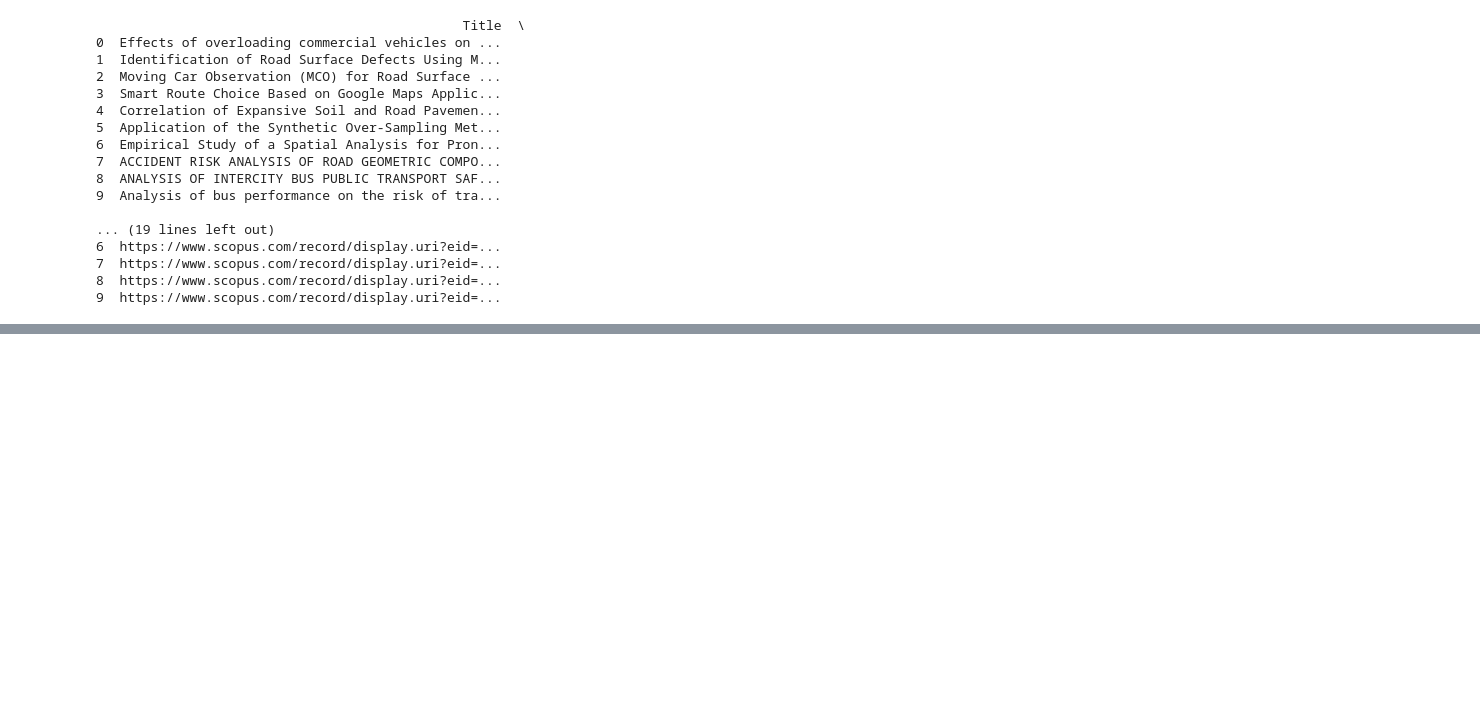
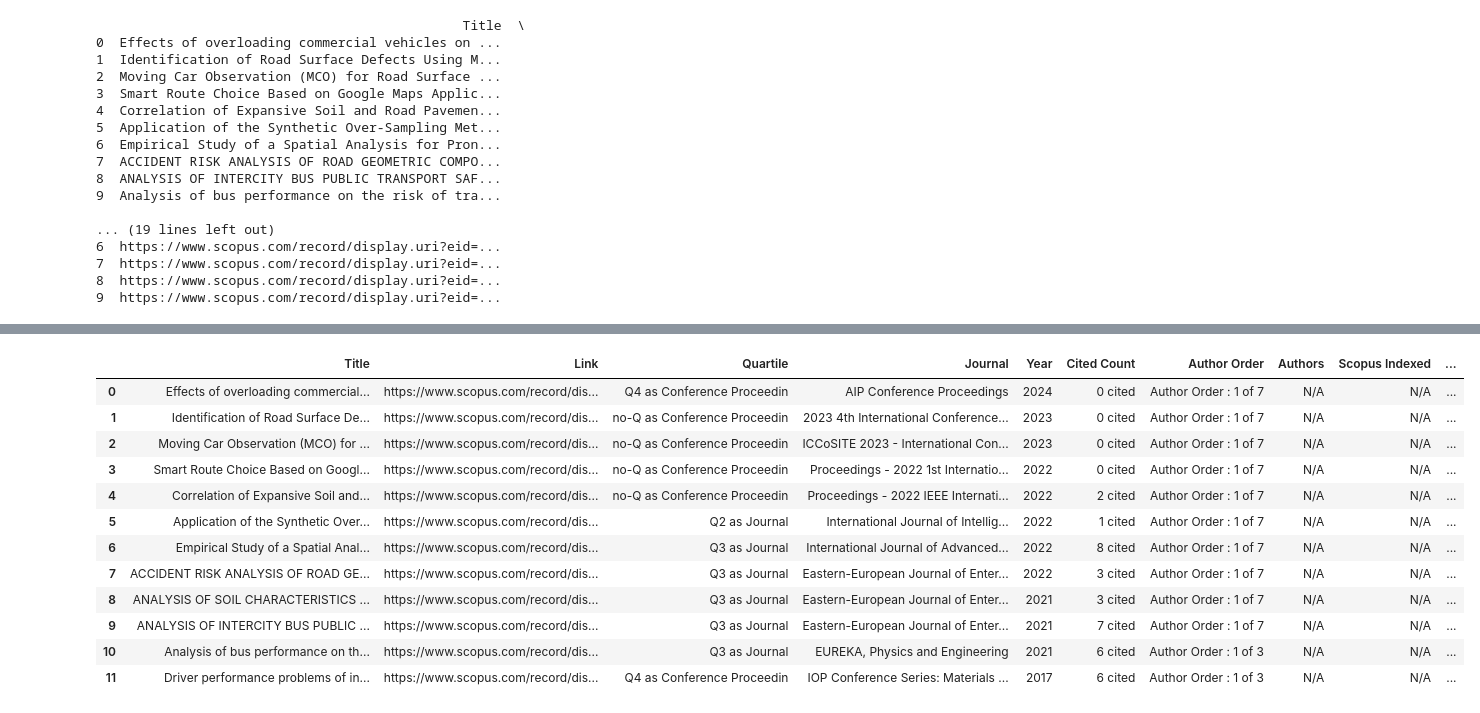
Before and after one commit to roniwahyu/sinta-scraper, a Jupyter notebook: sintalogin.ipynb, the cells around one changed output, grey strips where cells are left out. Saved outputs shown, nothing was run; the diff lists cells and outputs as text; code cells hidden in the pictures; blank space fills up the shorter version.

```diff
--- a/sintalogin.ipynb
+++ b/sintalogin.ipynb
@@ -334,7 +335,14 @@ def scrape_articles(driver):
             except:
                 author_order = "N/A"
             try:
-                authors = div.find_element(By.XPATH, '//a[contains(text(), "Authors")]').text
+                if "garuda" in driver.current_url:
+                    authors = div.find_elements(By.CSS_SELECTOR, 'div.ar-meta > a')[1].text if len(div.find_elements(By.CSS_SELECTOR, 'div.ar-meta > a')) > 1 else "N/A"
+                elif "googlescholar" in driver.current_url:
+                    authors_div = div.find_element(By.CSS_SELECTOR, 'div.ar-meta')
+                    authors = authors_div.find_element(By.XPATH, './/a[contains(text(), "Authors :")]').text if "Authors :" in authors_div.text else "N/A"
+                else:
+                    authors_div = div.find_element(By.CSS_SELECTOR, 'div.ar-meta')
+                    authors = authors_div.find_element(By.XPATH, './/a[contains(text(), "Authors :")]').text if "Authors :" in authors_div.text else "N/A"
             except:
                 authors = "N/A"
             try:
@@ -377,0 +409,18 @@ def save_articles_to_files(articles, filename_prefix):
+# %%
+scopusdf=pd.DataFrame(scopus_articles)
+# %%
+scopusdf
+# %% [output]
+|  | Title | Link | Quartile | Journal | Year | Cited Count | Author Order | Authors | Scopus Indexed | ... |
+| 0 | Effects of overloading commercial... | https://www.scopus.com/record/dis... | Q4 as Conference Proceedin | AIP Conference Proceedings | 2024 | 0 cited | Author Order : 1 of 7 | N/A | N/A | ... |
+| 1 | Identification of Road Surface De... | https://www.scopus.com/record/dis... | no-Q as Conference Proceedin | 2023 4th International Conference... | 2023 | 0 cited | Author Order : 1 of 7 | N/A | N/A | ... |
+| 2 | Moving Car Observation (MCO) for ... | https://www.scopus.com/record/dis... | no-Q as Conference Proceedin | ICCoSITE 2023 - International Con... | 2023 | 0 cited | Author Order : 1 of 7 | N/A | N/A | ... |
+| 3 | Smart Route Choice Based on Googl... | https://www.scopus.com/record/dis... | no-Q as Conference Proceedin | Proceedings - 2022 1st Internatio... | 2022 | 0 cited | Author Order : 1 of 7 | N/A | N/A | ... |
+| 4 | Correlation of Expansive Soil and... | https://www.scopus.com/record/dis... | no-Q as Conference Proceedin | Proceedings - 2022 IEEE Internati... | 2022 | 2 cited | Author Order : 1 of 7 | N/A | N/A | ... |
+| 5 | Application of the Synthetic Over... | https://www.scopus.com/record/dis... | Q2 as Journal | International Journal of Intellig... | 2022 | 1 cited | Author Order : 1 of 7 | N/A | N/A | ... |
+| 6 | Empirical Study of a Spatial Anal... | https://www.scopus.com/record/dis... | Q3 as Journal | International Journal of Advanced... | 2022 | 8 cited | Author Order : 1 of 7 | N/A | N/A | ... |
+| 7 | ACCIDENT RISK ANALYSIS OF ROAD GE... | https://www.scopus.com/record/dis... | Q3 as Journal | Eastern-European Journal of Enter... | 2022 | 3 cited | Author Order : 1 of 7 | N/A | N/A | ... |
+| 8 | ANALYSIS OF SOIL CHARACTERISTICS ... | https://www.scopus.com/record/dis... | Q3 as Journal | Eastern-European Journal of Enter... | 2021 | 3 cited | Author Order : 1 of 7 | N/A | N/A | ... |
+| 9 | ANALYSIS OF INTERCITY BUS PUBLIC ... | https://www.scopus.com/record/dis... | Q3 as Journal | Eastern-European Journal of Enter... | 2021 | 7 cited | Author Order : 1 of 7 | N/A | N/A | ... |
+| 10 | Analysis of bus performance on th... | https://www.scopus.com/record/dis... | Q3 as Journal | EUREKA, Physics and Engineering | 2021 | 6 cited | Author Order : 1 of 3 | N/A | N/A | ... |
+| 11 | Driver performance problems of in... | https://www.scopus.com/record/dis... | Q4 as Conference Proceedin | IOP Conference Series: Materials ... | 2017 | 6 cited | Author Order : 1 of 3 | N/A | N/A | ... |
```
Also changed, not shown: parts of 17 cells of this notebook, 15 other files.
